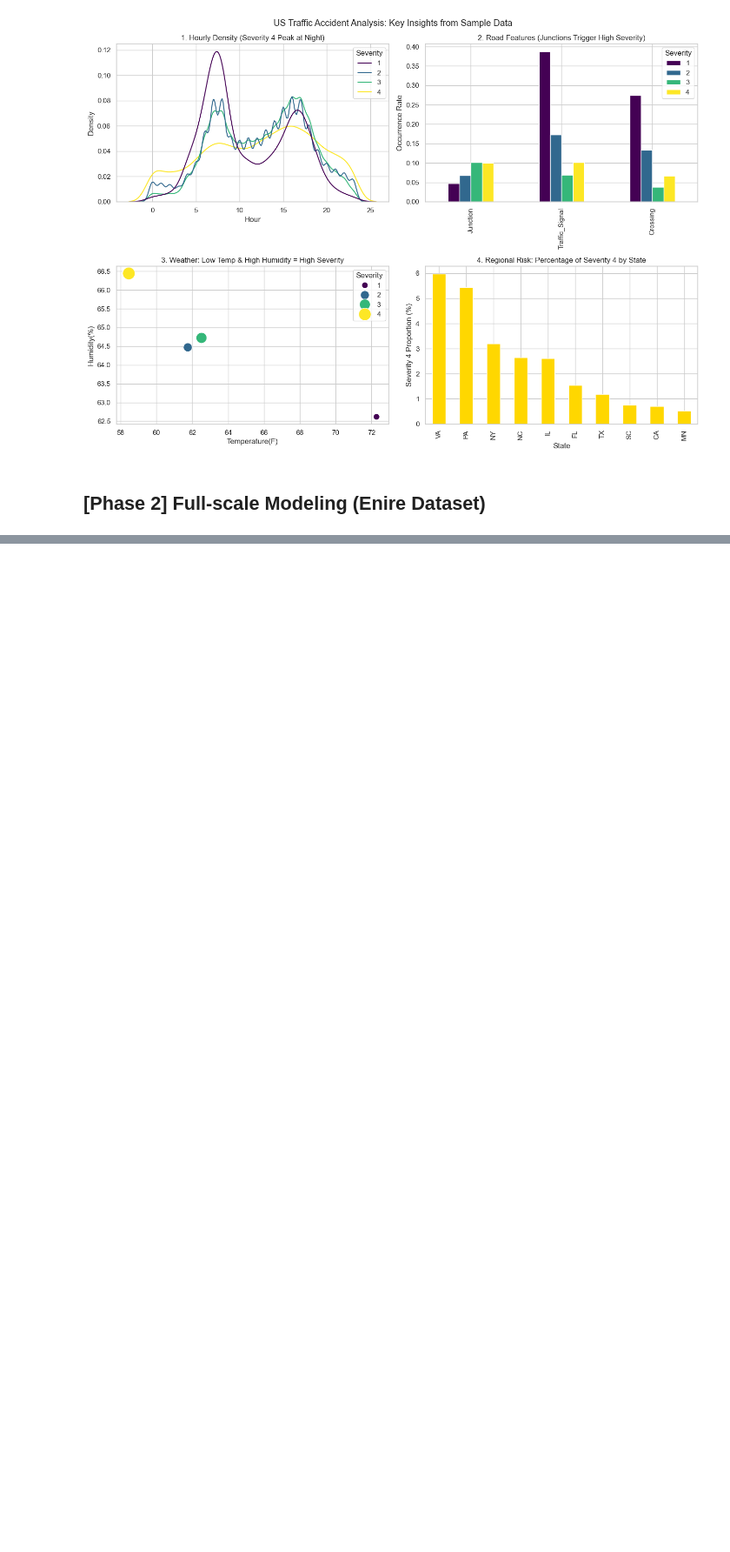
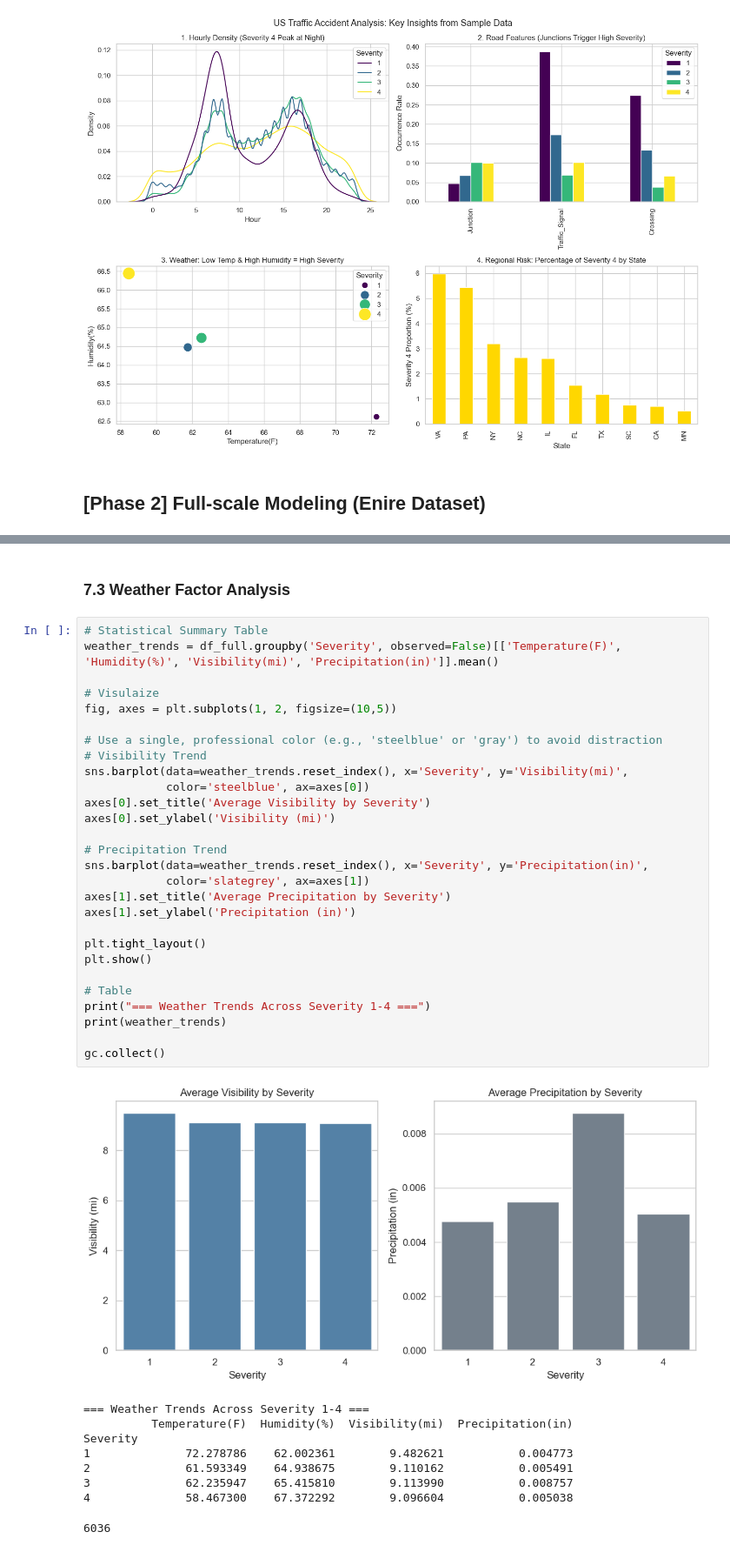
Before and after one commit to Joyriver-tome/C11CAP1, a Jupyter notebook: DS_Capstone_Notebook.ipynb, the cells around one changed output, grey strips where cells are left out. Shown at 87% size. Saved outputs shown, nothing was run; the diff lists cells and outputs as text; blank space fills up the shorter version.

```diff
--- a/DS_Capstone_Notebook.ipynb
+++ b/DS_Capstone_Notebook.ipynb
@@ -593,0 +1060,40 @@ Text here
+# %% [markdown]
+### 7.3 Weather Factor Analysis
+# %%
+# Statistical Summary Table
+weather_trends = df_full.groupby('Severity', observed=False)[['Temperature(F)', 'Humidity(%)', 'Visibility(mi)', 'Precipitation(in)']].mean()
+
+# Visulaize
+fig, axes = plt.subplots(1, 2, figsize=(10,5))
+
+# Use a single, professional color (e.g., 'steelblue' or 'gray') to avoid distraction
+# Visibility Trend
+sns.barplot(data=weather_trends.reset_index(), x='Severity', y='Visibility(mi)',
+            color='steelblue', ax=axes[0])
+axes[0].set_title('Average Visibility by Severity')
+axes[0].set_ylabel('Visibility (mi)')
+
+# Precipitation Trend
+sns.barplot(data=weather_trends.reset_index(), x='Severity', y='Precipitation(in)',
+            color='slategrey', ax=axes[1])
+axes[1].set_title('Average Precipitation by Severity')
+axes[1].set_ylabel('Precipitation (in)')
+
+plt.tight_layout()
+plt.show()
+
+# Table
+print("=== Weather Trends Across Severity 1-4 ===")
+print(weather_trends)
+
+gc.collect()
+# %% [output]
+[figure, added]
+=== Weather Trends Across Severity 1-4 ===
+          Temperature(F)  Humidity(%)  Visibility(mi)  Precipitation(in)
+Severity
+1              72.278786    62.002361        9.482621           0.004773
+2              61.593349    64.938675        9.110162           0.005491
+3              62.235947    65.415810        9.113990           0.008757
+4              58.467300    67.372292        9.096604           0.005038
+6036
```
Also changed, not shown: parts of 72 cells of this notebook, 2 other files.
